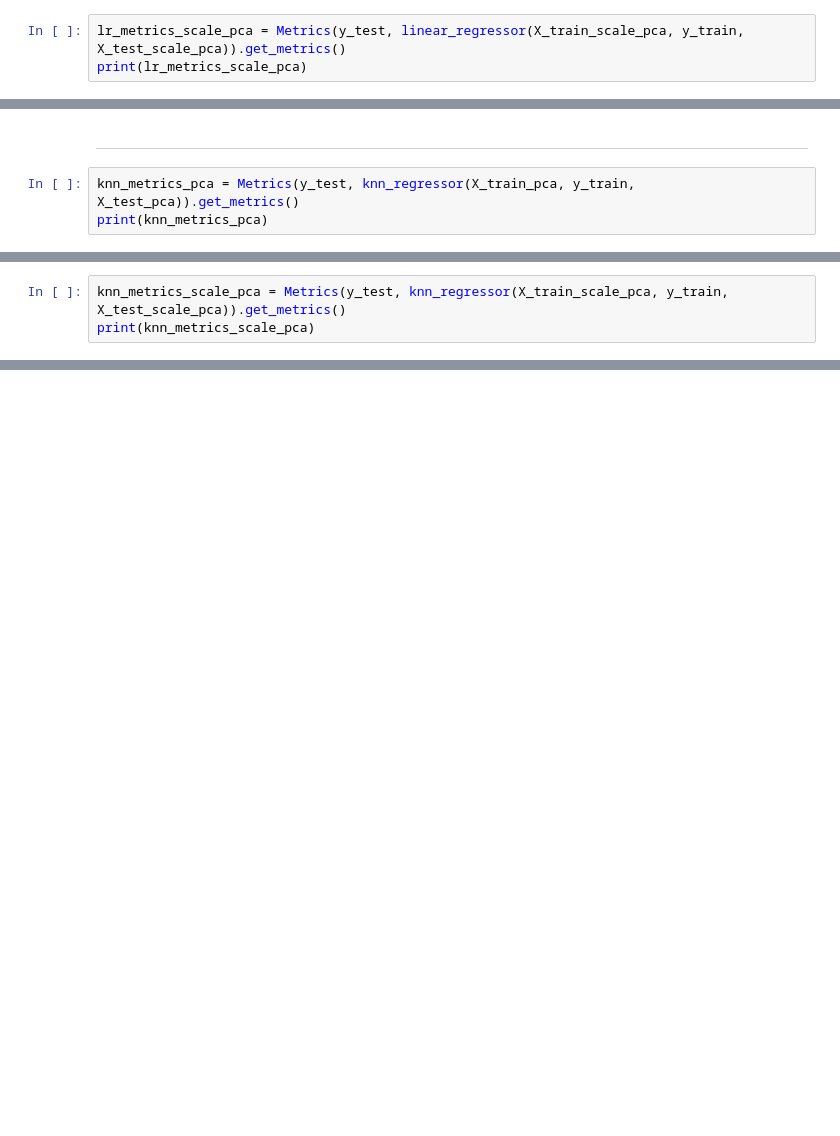
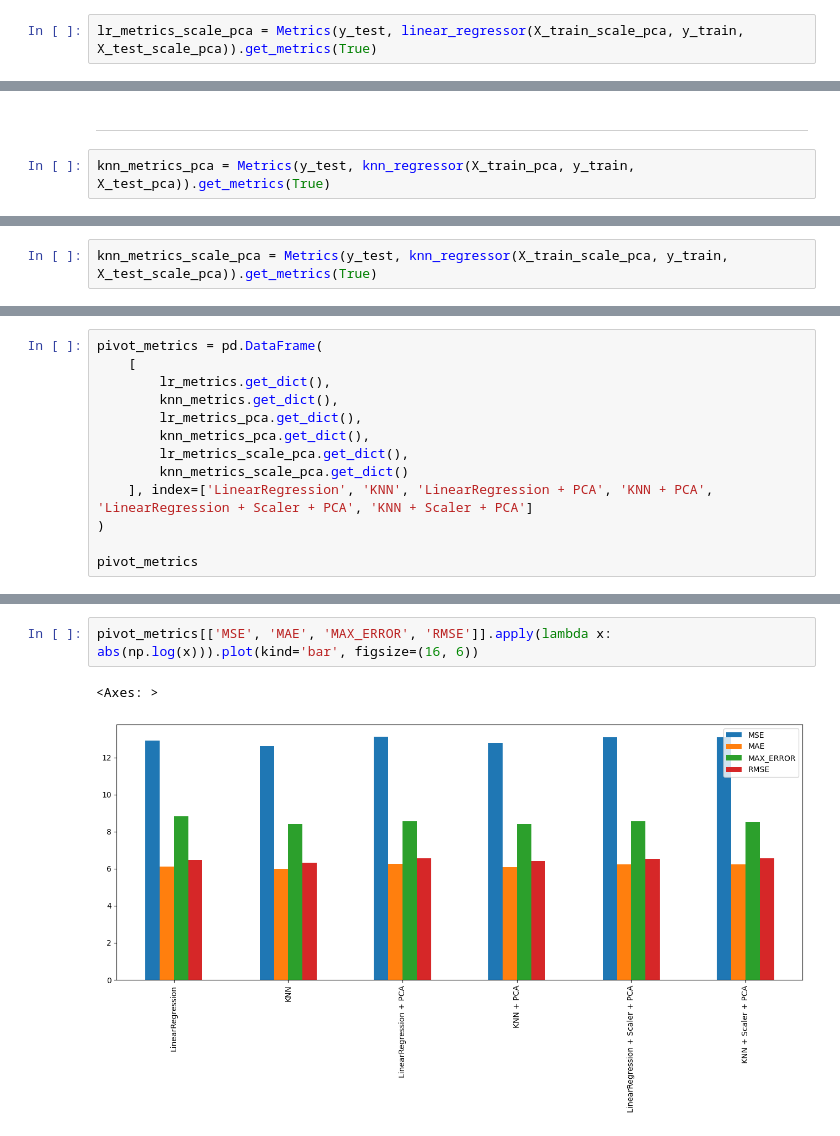
Before and after one commit to HSE-Study-Team/ML_GROUP, a Jupyter notebook: ltv_regression.ipynb, the cells around one changed output, grey strips where cells are left out. Saved outputs shown, nothing was run; the diff lists cells and outputs as text; blank space fills up the shorter version.

```diff
--- a/ltv_regression.ipynb
+++ b/ltv_regression.ipynb
@@ -546,3 +533,2 @@ print(lr_metrics_pca)
 # %%
-lr_metrics_scale_pca = Metrics(y_test, linear_regressor(X_train_scale_pca, y_train, X_test_scale_pca)).get_metrics()
-print(lr_metrics_scale_pca)
+lr_metrics_scale_pca = Metrics(y_test, linear_regressor(X_train_scale_pca, y_train, X_test_scale_pca)).get_metrics(True)
@@ -556,5 +535,4 @@ print(lr_metrics_scale_pca)
 # %% [markdown]
 ---
 # %%
-knn_metrics_pca = Metrics(y_test, knn_regressor(X_train_pca, y_train, X_test_pca)).get_metrics()
-print(knn_metrics_pca)
+knn_metrics_pca = Metrics(y_test, knn_regressor(X_train_pca, y_train, X_test_pca)).get_metrics(True)
@@ -568,3 +539,2 @@ print(knn_metrics_pca)
 # %%
-knn_metrics_scale_pca = Metrics(y_test, knn_regressor(X_train_scale_pca, y_train, X_test_scale_pca)).get_metrics()
-print(knn_metrics_scale_pca)
+knn_metrics_scale_pca = Metrics(y_test, knn_regressor(X_train_scale_pca, y_train, X_test_scale_pca)).get_metrics(True)
@@ -577,0 +541,13 @@ print(knn_metrics_scale_pca)
+# %%
+pivot_metrics = pd.DataFrame(
+    [
+        lr_metrics.get_dict(),
+        knn_metrics.get_dict(),
+        lr_metrics_pca.get_dict(),
+        knn_metrics_pca.get_dict(),
+        lr_metrics_scale_pca.get_dict(),
+        knn_metrics_scale_pca.get_dict()
+    ], index=['LinearRegression', 'KNN', 'LinearRegression + PCA', 'KNN + PCA', 'LinearRegression + Scaler + PCA', 'KNN + Scaler + PCA']
+)
+
+pivot_metrics
@@ -577,0 +562,5 @@ print(knn_metrics_scale_pca)
+# %%
+pivot_metrics[['MSE', 'MAE', 'MAX_ERROR', 'RMSE']].apply(lambda x: abs(np.log(x))).plot(kind='bar', figsize=(16, 6))
+# %% [output]
+<Axes: >
+[figure, added]
```
Also changed, not shown: parts of 25 cells of this notebook.
